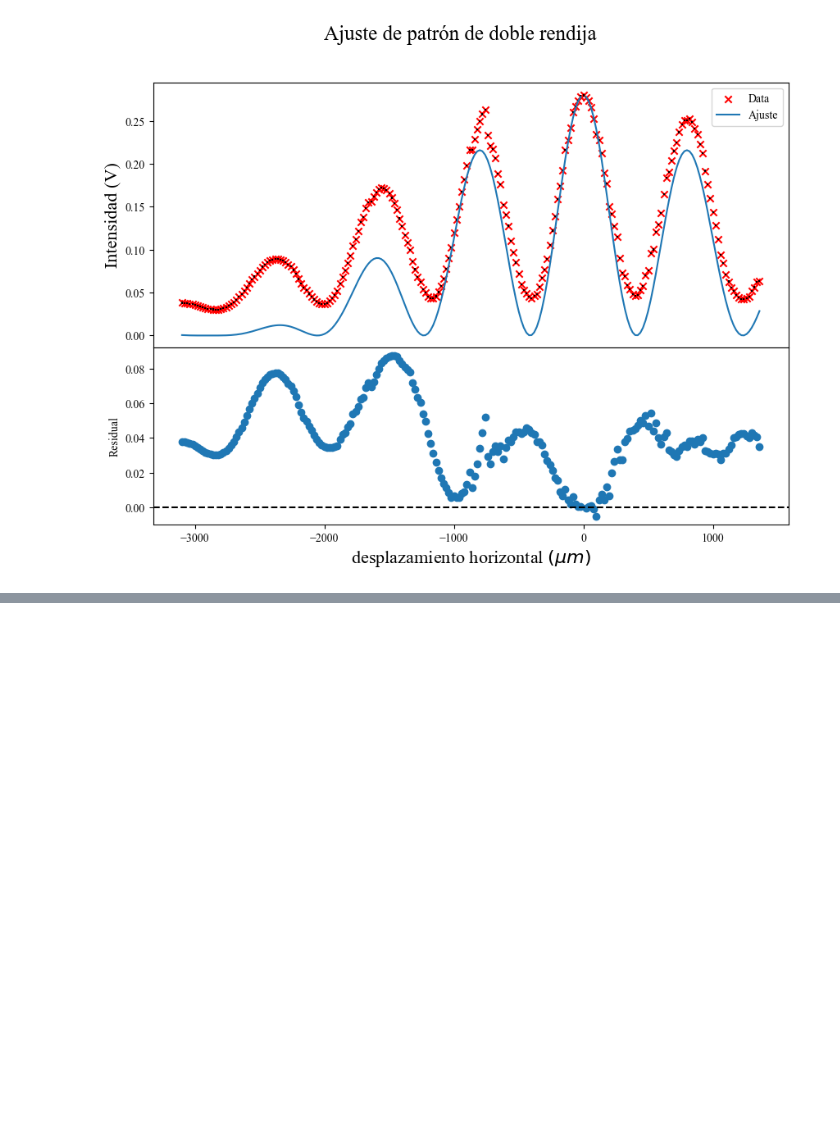
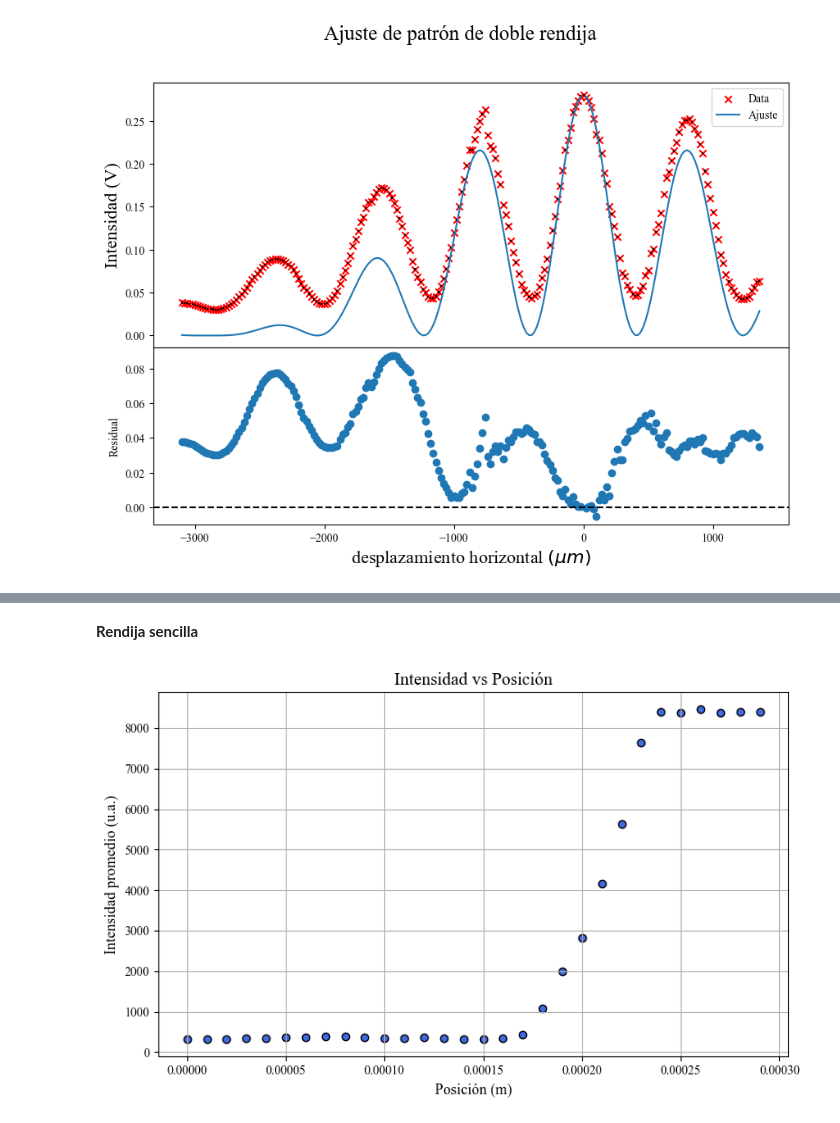
Before and after one commit to samuhdz/Laboratorio-Intermedio, a Jupyter notebook: Doble Rendija/Fits.ipynb, the cells around one changed output, grey strips where cells are left out. Saved outputs shown, nothing was run; the diff lists cells and outputs as text; code cells hidden in the pictures; blank space fills up the shorter version.

```diff
--- a/Doble Rendija/Fits.ipynb
+++ b/Doble Rendija/Fits.ipynb
@@ -168,0 +191,17 @@ np.float64(0.67)
+# %% [markdown]
+**Rendija sencilla**
+# %%
+data = pd.read_excel("Datos parte 2.xlsx", sheet_name="Hoja1")
+x_array= data['micras'].to_numpy()*1e-6
+I = data['promedio'].to_numpy()
+
+plt.figure(figsize=(8, 5))
+plt.scatter(x_array, I, color='royalblue', edgecolors='black')
+plt.title("Intensidad vs Posición", fontsize=14)
+plt.xlabel("Posición (m)", fontsize=12)
+plt.ylabel("Intensidad promedio (u.a.)", fontsize=12)
+plt.grid(True)
+plt.tight_layout()
+plt.show()
+# %% [output]
+[figure, added]
```
Also changed, not shown: parts of 8 cells of this notebook, 1 other file.
